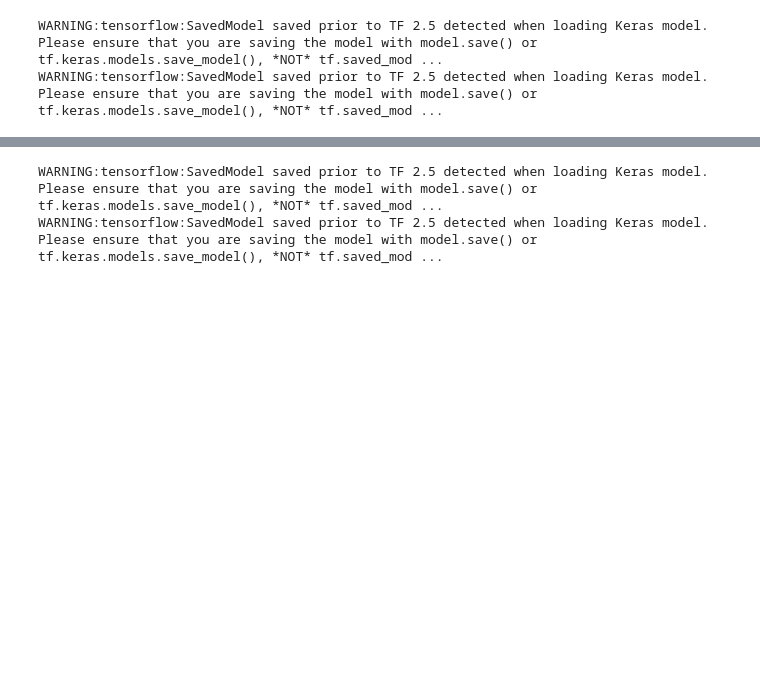
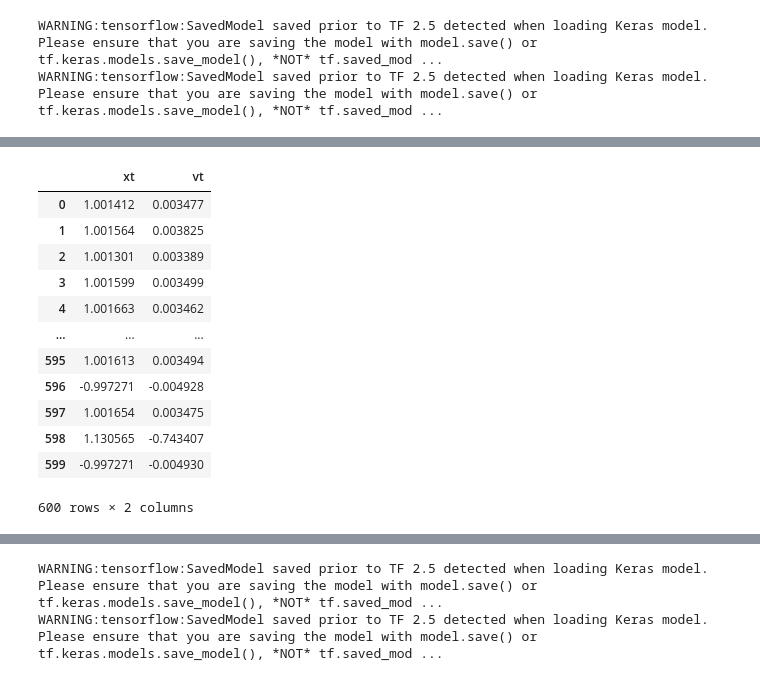
Before and after one commit to wgrosche/XAI, a Jupyter notebook: Plotting/Plotting_Notebook-Copy1.ipynb, the cells around one changed output, grey strips where cells are left out. Drawn from its saved outputs; the diff is of its cells as text; code cells hidden in the pictures; blank space fills up the shorter version.

```diff
--- a/Plotting/Plotting_Notebook-Copy1.ipynb
+++ b/Plotting/Plotting_Notebook-Copy1.ipynb
@@ -169,0 +170,3 @@ f.tight_layout()
+# %%
+suffix = feature_setting + "_" + "Complex" + "_" + duffing.suffix
+model = tf.keras.models.load_model("Models/ArrayRuns/Models/Model"+suffix)
@@ -169,0 +175,16 @@ f.tight_layout()
+# %%
+pd.DataFrame(model.predict(big_df[features]), columns = duffing.labels)
+# %% [output]
+|  | xt | vt |
+| 0 | 1.001412 | 0.003477 |
+| 1 | 1.001564 | 0.003825 |
+| 2 | 1.001301 | 0.003389 |
+| 3 | 1.001599 | 0.003499 |
+| 4 | 1.001663 | 0.003462 |
+| ... | ... | ... |
+| 595 | 1.001613 | 0.003494 |
+| 596 | -0.997271 | -0.004928 |
+| 597 | 1.001654 | 0.003475 |
+| 598 | 1.130565 | -0.743407 |
+| 599 | -0.997271 | -0.004930 |
+600 rows × 2 columns
```
Also changed, not shown: parts of 19 cells of this notebook, 3 other files.
